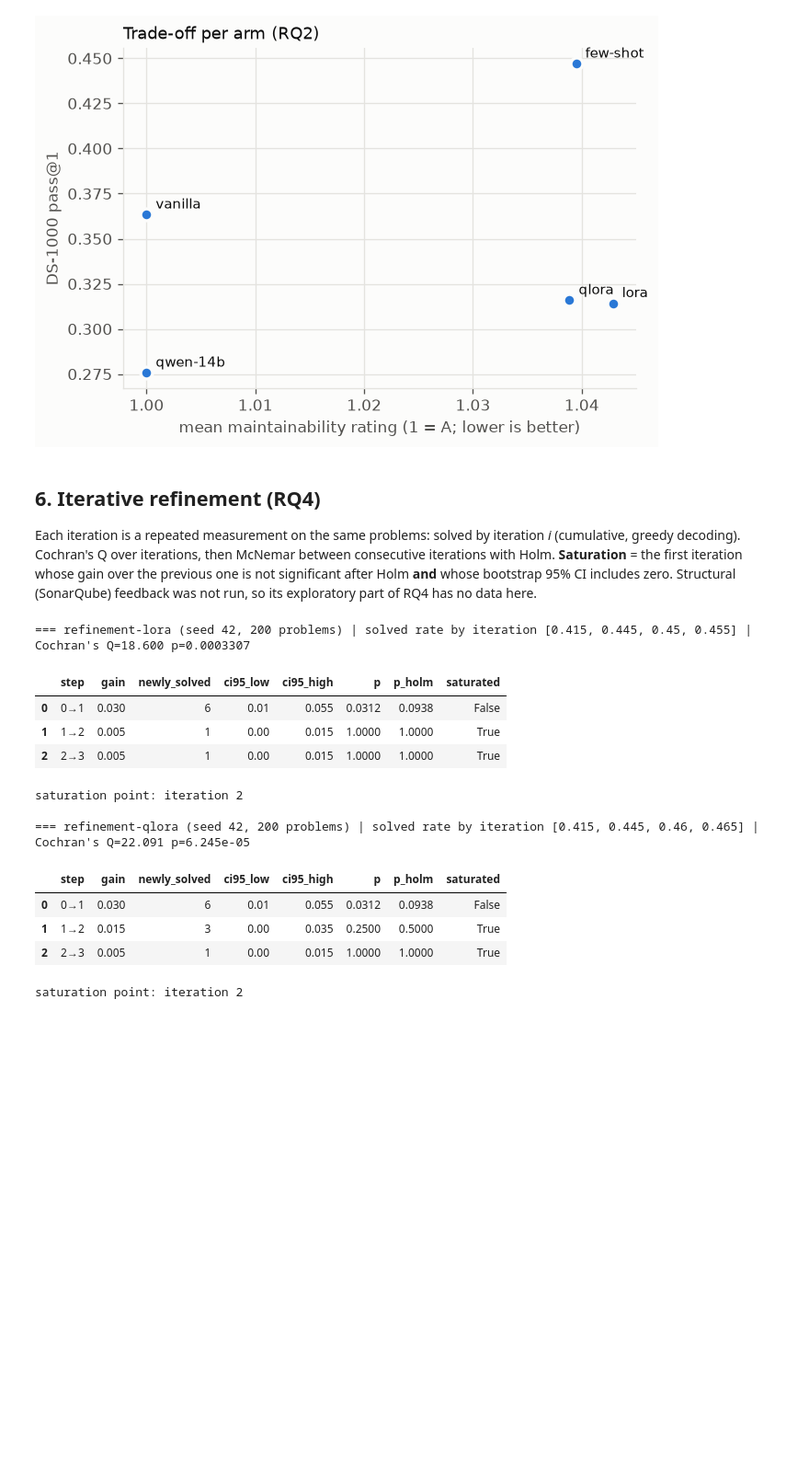
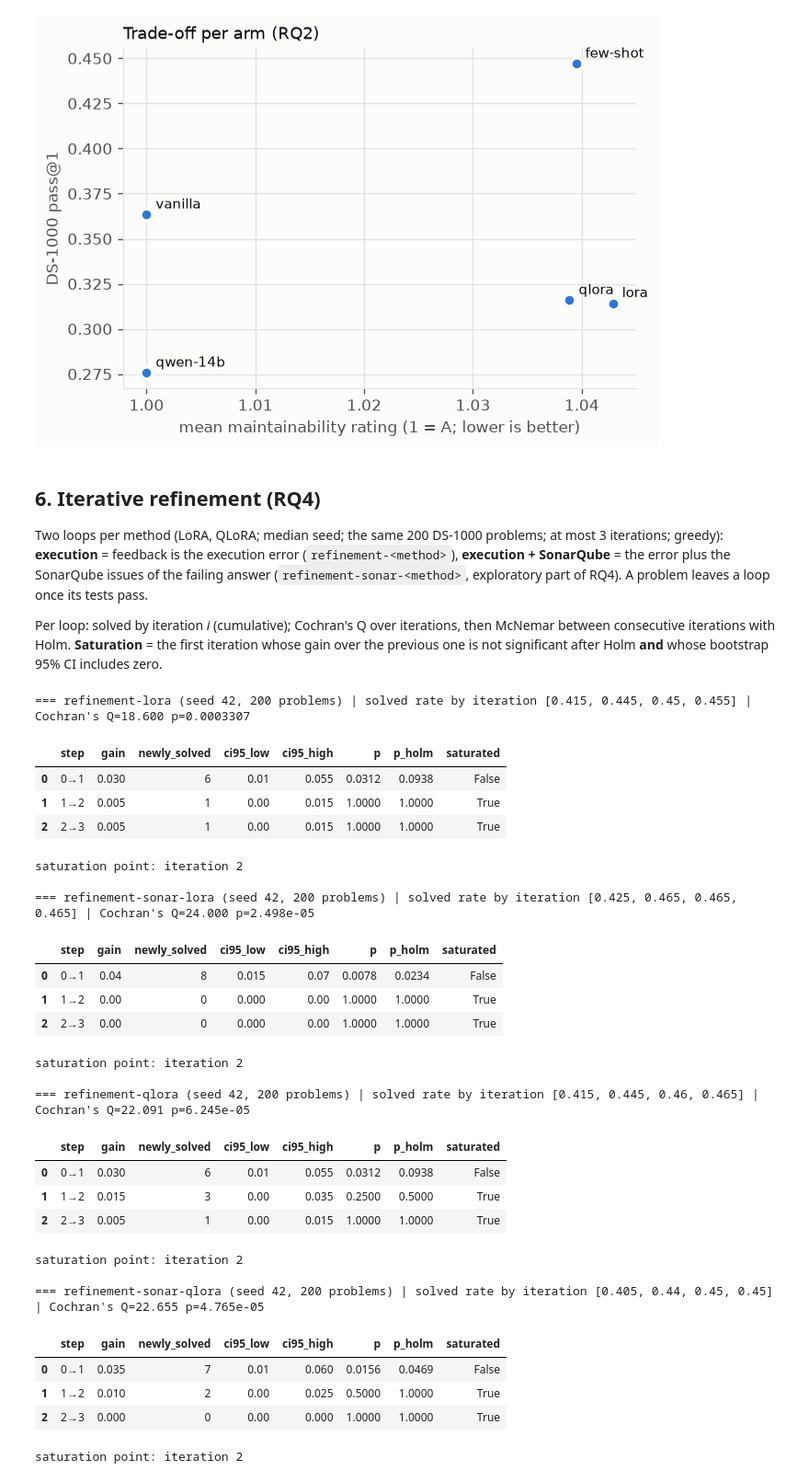
Before and after one commit to dimsmaul/code4ml-peft-experiment, a Jupyter notebook: analysis/index.ipynb, the cells around one changed output. Shown at 92% size. Drawn from its saved outputs; the diff is of its cells as text; code cells hidden in the pictures; blank space fills up the shorter version.

```diff
--- a/analysis/index.ipynb
+++ b/analysis/index.ipynb
@@ -560,13 +560,20 @@ plt.show()
 # %% [markdown]
 ## 6. Iterative refinement (RQ4)
 
-Each iteration is a repeated measurement on the same problems: solved by iteration *i* (cumulative, greedy decoding).
-Cochran's Q over iterations, then McNemar between consecutive iterations with Holm. **Saturation** = the first iteration
-whose gain over the previous one is not significant after Holm **and** whose bootstrap 95% CI includes zero.
-Structural (SonarQube) feedback was not run, so its exploratory part of RQ4 has no data here.
+Two loops per method (LoRA, QLoRA; median seed; the same 200 DS-1000 problems; at most 3 iterations; greedy):
+**execution** = feedback is the execution error (`refinement-<method>`), **execution + SonarQube** = the error plus the
+SonarQube issues of the failing answer (`refinement-sonar-<method>`, exploratory part of RQ4). A problem leaves a loop once
+its tests pass.
+
+Per loop: solved by iteration *i* (cumulative); Cochran's Q over iterations, then McNemar between consecutive iterations
+with Holm. **Saturation** = the first iteration whose gain over the previous one is not significant after Holm **and**
+whose bootstrap 95% CI includes zero.
 # %%
-def refinement(method):
-    summary_path = next(f for f in sorted(files) if f.startswith(f"refinement-{method}/") and f.endswith("summary.json"))
+LOOPS = {"execution": "refinement", "execution + SonarQube": "refinement-sonar"}
+
+
+def refinement(prefix, method):
+    summary_path = next(f for f in sorted(files) if f.startswith(f"{prefix}-{method}/") and f.endswith("summary.json"))
     summary = json.load(open(get(summary_path)))
     rows = pd.read_json(get(summary_path.replace("summary.json", "refinement_results.jsonl")), lines=True)
     first_pass = rows[rows["passed"]].groupby("problem_id")["iteration"].min()
@@ -574,39 +581,55 @@ def refinement(method):
     solved = pd.DataFrame({i: [float(first_pass.get(pid, np.inf) <= i) for pid in summary["problem_ids"]] for i in iterations},
                           index=summary["problem_ids"])
     q = cochrans_q(solved.to_numpy())
-    print(f"\n=== refinement-{method} (seed {summary['seed']}, {len(solved)} problems) | "
+    print(f"\n=== {prefix}-{method} (seed {summary['seed']}, {len(solved)} problems) | "
           f"solved rate by iteration {[round(x, 4) for x in solved.mean()]} | Cochran's Q={q.statistic:.3f} p={q.pvalue:.4g}")
     steps = []
     for i in list(iterations)[1:]:
         gained = int(((solved[i] == 1) & (solved[i - 1] == 0)).sum())
         lost = int(((solved[i] == 0) & (solved[i - 1] == 1)).sum())
         both = int(((solved[i] == 1) & (solved[i - 1] == 1)).sum())
         p = mcnemar([[both, gained], [lost, len(solved) - both - gained - lost]], exact=True).pvalue
         low, high = bootstrap_ci(solved[i] - solved[i - 1])
         steps.append({"step": f"{i - 1}→{i}", "gain": (solved[i] - solved[i - 1]).mean(), "newly_solved": gained,
                       "ci95_low": low, "ci95_high": high, "p": p})
     steps = pd.DataFrame(steps)
     steps["p_holm"] = holm(steps["p"])
     steps["saturated"] = (steps["p_holm"] >= ALPHA) & (steps["ci95_low"] <= 0) & (steps["ci95_high"] >= 0)
     display(steps.round(4))
     first = steps[steps["saturated"]]
     saturation = int(first.iloc[0]["step"].split("→")[1]) if len(first) else None
     print("saturation point:", f"iteration {saturation}" if saturation is not None else "not reached within the loop")
-    return {"rates": solved.mean().tolist(), "saturation": saturation}
+    return {"rates": solved.mean().tolist(), "saturation": saturation, "solved": solved,
+            "path": summary_path.rsplit("/", 1)[0]}
 
 
-refinement_results = {method: refinement(method) for method in ("lora", "qlora")}
+refinement_results = {(loop, method): refinement(prefix, method)
+                      for method in ("lora", "qlora") for loop, prefix in LOOPS.items()}
 # %% [output]
 === refinement-lora (seed 42, 200 problems) | solved rate by iteration [0.415, 0.445, 0.45, 0.455] | Cochran's Q=18.600 p=0.0003307
 |  | step | gain | newly_solved | ci95_low | ci95_high | p | p_holm | saturated |
 | 0 | 0→1 | 0.030 | 6 | 0.01 | 0.055 | 0.0312 | 0.0938 | False |
 | 1 | 1→2 | 0.005 | 1 | 0.00 | 0.015 | 1.0000 | 1.0000 | True |
 | 2 | 2→3 | 0.005 | 1 | 0.00 | 0.015 | 1.0000 | 1.0000 | True |
 saturation point: iteration 2
 
-=== refinement-qlora (seed 42, 200 problems) | solved rate by iteration [0.415, 0.445, 0.46, 0.465] | Cochran's Q=22.091 p=6.245e-05
+=== refinement-sonar-lora (seed 42, 200 problems) | solved rate by iteration [0.425, 0.465, 0.465, 0.465] | Cochran's Q=24.000 p=2.498e-05
 |  | step | gain | newly_solved | ci95_low | ci95_high | p | p_holm | saturated |
-| 0 | 0→1 | 0.030 | 6 | 0.01 | 0.055 | 0.0312 | 0.0938 | False |
-| 1 | 1→2 | 0.015 | 3 | 0.00 | 0.035 | 0.2500 | 0.5000 | True |
-| 2 | 2→3 | 0.005 | 1 | 0.00 | 0.015 | 1.0000 | 1.0000 | True |
+| 0 | 0→1 | 0.04 | 8 | 0.015 | 0.07 | 0.0078 | 0.0234 | False |
+| 1 | 1→2 | 0.00 | 0 | 0.000 | 0.00 | 1.0000 | 1.0000 | True |
+| 2 | 2→3 | 0.00 | 0 | 0.000 | 0.00 | 1.0000 | 1.0000 | True |
 saturation point: iteration 2
+
+=== refinement-qlora (seed 42, 200 problems) | solved rate by iteration [0.415, 0.445, 0.46, 0.465] | Cochran's Q=22.091 p=6.245e-05
+|  | step | gain | newly_solved | ci95_low | ci95_high | p | p_holm | saturated |
+| 0 | 0→1 | 0.030 | 6 | 0.01 | 0.055 | 0.0312 | 0.0938 | False |
+| 1 | 1→2 | 0.015 | 3 | 0.00 | 0.035 | 0.2500 | 0.5000 | True |
+| 2 | 2→3 | 0.005 | 1 | 0.00 | 0.015 | 1.0000 | 1.0000 | True |
+saturation point: iteration 2
+
+=== refinement-sonar-qlora (seed 42, 200 problems) | solved rate by iteration [0.405, 0.44, 0.45, 0.45] | Cochran's Q=22.655 p=4.765e-05
+|  | step | gain | newly_solved | ci95_low | ci95_high | p | p_holm | saturated |
+| 0 | 0→1 | 0.035 | 7 | 0.01 | 0.060 | 0.0156 | 0.0469 | False |
+| 1 | 1→2 | 0.010 | 2 | 0.00 | 0.025 | 0.5000 | 1.0000 | True |
+| 2 | 2→3 | 0.000 | 0 | 0.00 | 0.000 | 1.0000 | 1.0000 | True |
+saturation point: iteration 2
```
Also changed, not shown: parts of 6 cells of this notebook.
